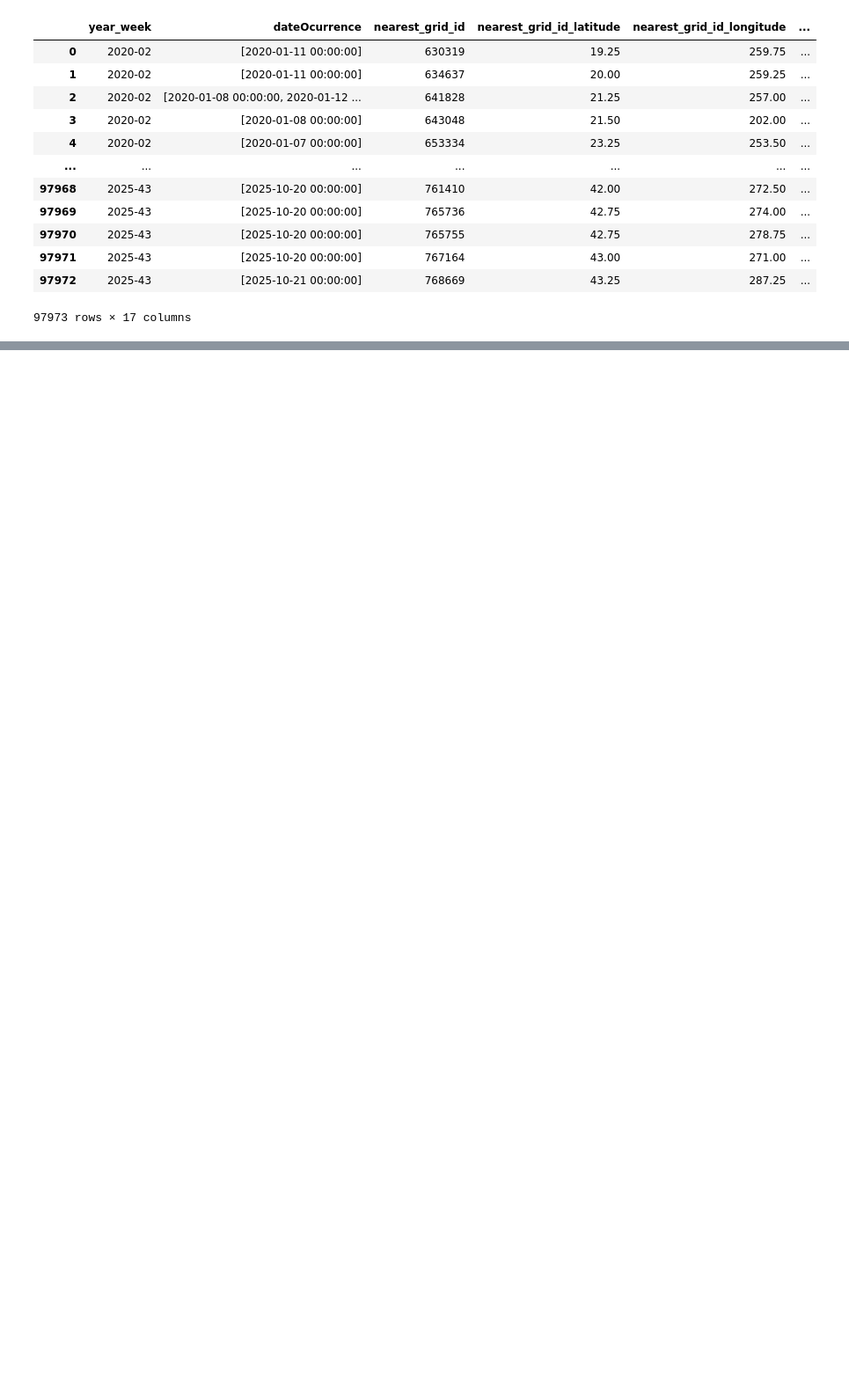
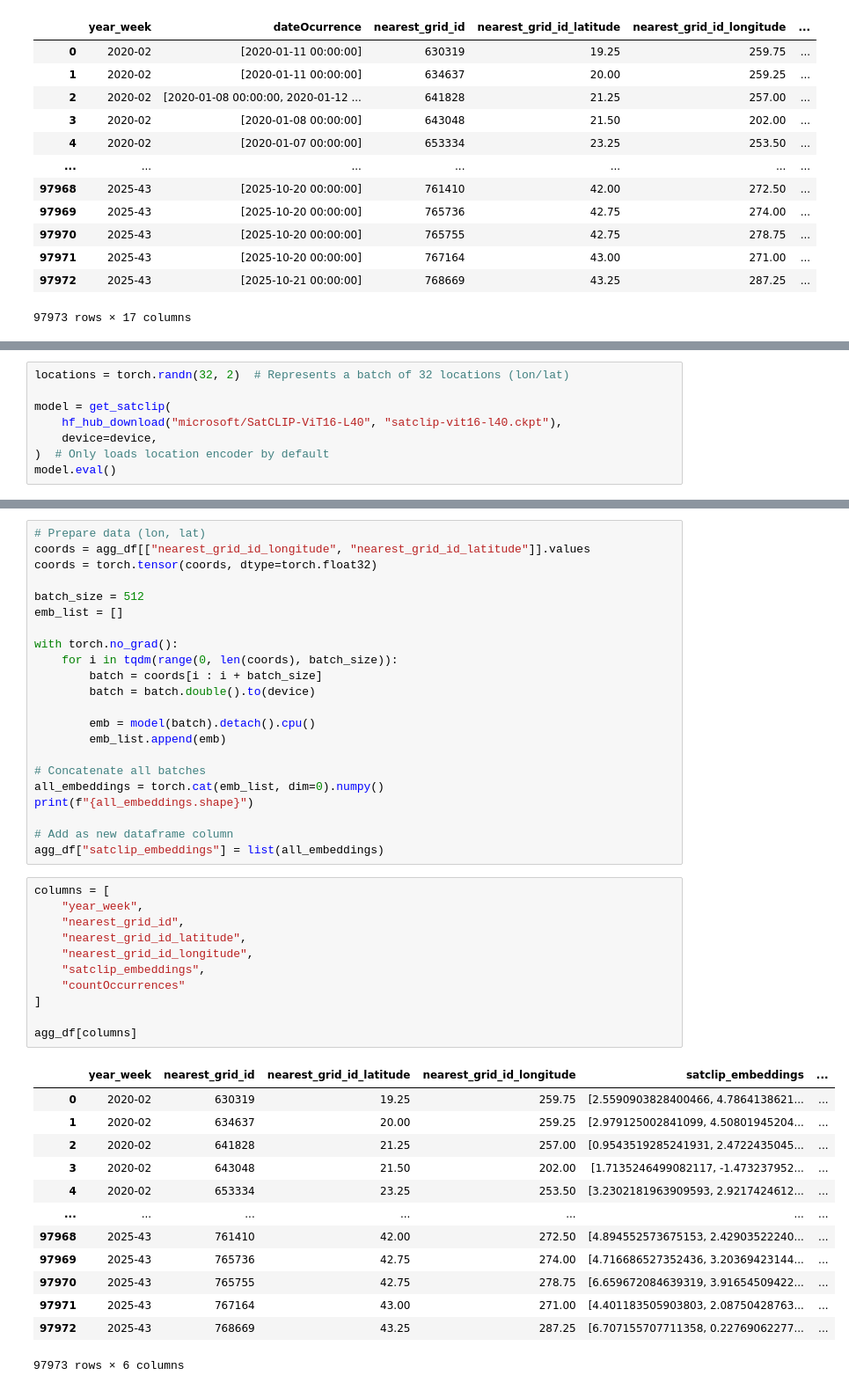
Before and after one commit to davidguzmanr/COMP-685-Fall-2025, a Jupyter notebook: notebooks/iNaturalist + ERA5.ipynb, the cells around one changed output, grey strips where cells are left out. Shown at 88% size. Saved outputs shown, nothing was run; the diff lists cells and outputs as text; blank space fills up the shorter version.

Commit message:
Update iNaturalist + ERA5 to add SatCLIP embeddings

```diff
--- a/notebooks/iNaturalist + ERA5.ipynb
+++ b/notebooks/iNaturalist + ERA5.ipynb
@@ -346,0 +368,8 @@ agg_df
+# %%
+locations = torch.randn(32, 2)  # Represents a batch of 32 locations (lon/lat)
+
+model = get_satclip(
+    hf_hub_download("microsoft/SatCLIP-ViT16-L40", "satclip-vit16-l40.ckpt"),
+    device=device,
+)  # Only loads location encoder by default
+model.eval()
@@ -346,0 +408,47 @@ agg_df
+# %%
+# Prepare data (lon, lat)
+coords = agg_df[["nearest_grid_id_longitude", "nearest_grid_id_latitude"]].values
+coords = torch.tensor(coords, dtype=torch.float32)
+
+batch_size = 512
+emb_list = []
+
+with torch.no_grad():
+    for i in tqdm(range(0, len(coords), batch_size)):
+        batch = coords[i : i + batch_size]
+        batch = batch.double().to(device)
+
+        emb = model(batch).detach().cpu()
+        emb_list.append(emb)
+
+# Concatenate all batches
+all_embeddings = torch.cat(emb_list, dim=0).numpy()
+print(f"{all_embeddings.shape}")
+
+# Add as new dataframe column
+agg_df["satclip_embeddings"] = list(all_embeddings)
+# %%
+columns = [
+    "year_week",
+    "nearest_grid_id",
+    "nearest_grid_id_latitude",
+    "nearest_grid_id_longitude",
+    "satclip_embeddings",
+    "countOccurrences"
+]
+
+agg_df[columns]
+# %% [output]
+|  | year_week | nearest_grid_id | nearest_grid_id_latitude | nearest_grid_id_longitude | satclip_embeddings | ... |
+| 0 | 2020-02 | 630319 | 19.25 | 259.75 | [2.5590903828400466, 4.7864138621... | ... |
+| 1 | 2020-02 | 634637 | 20.00 | 259.25 | [2.979125002841099, 4.50801945204... | ... |
+| 2 | 2020-02 | 641828 | 21.25 | 257.00 | [0.9543519285241931, 2.4722435045... | ... |
+| 3 | 2020-02 | 643048 | 21.50 | 202.00 | [1.7135246499082117, -1.473237952... | ... |
+| 4 | 2020-02 | 653334 | 23.25 | 253.50 | [3.2302181963909593, 2.9217424612... | ... |
+| ... | ... | ... | ... | ... | ... | ... |
+| 97968 | 2025-43 | 761410 | 42.00 | 272.50 | [4.894552573675153, 2.42903522240... | ... |
+| 97969 | 2025-43 | 765736 | 42.75 | 274.00 | [4.716686527352436, 3.20369423144... | ... |
+| 97970 | 2025-43 | 765755 | 42.75 | 278.75 | [6.659672084639319, 3.91654509422... | ... |
+| 97971 | 2025-43 | 767164 | 43.00 | 271.00 | [4.401183505903803, 2.08750428763... | ... |
+| 97972 | 2025-43 | 768669 | 43.25 | 287.25 | [6.707155707711358, 0.22769062277... | ... |
+97973 rows × 6 columns
```
Also changed, not shown: parts of 15 cells of this notebook.
